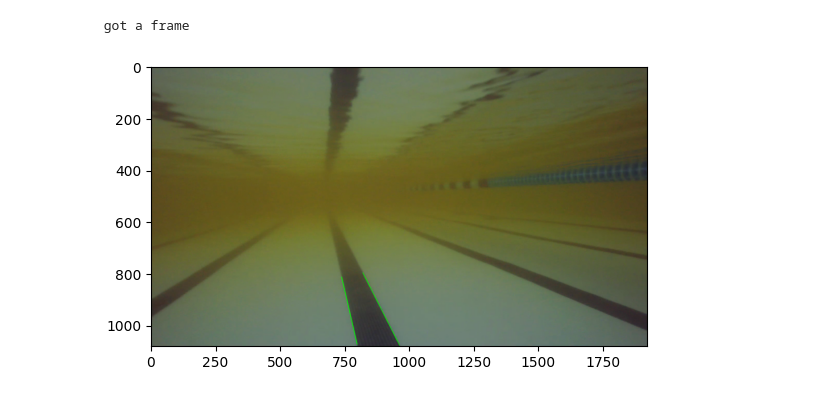
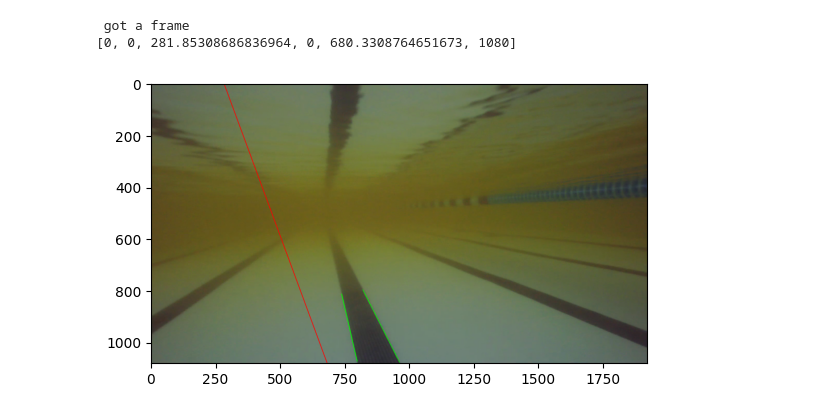
Before and after one commit to ardremov/cv-intro, a Jupyter notebook: network_stream_capture_notebook.ipynb, the cells around one changed output. Saved outputs shown, nothing was run; the diff lists cells and outputs as text; code cells hidden in the pictures.

```diff
--- a/network_stream_capture_notebook.ipynb
+++ b/network_stream_capture_notebook.ipynb
@@ -12,33 +12,37 @@ vcap = cv2.VideoCapture('AUV_Vid.mkv')
 # %%
 MAX_RETRY = 100
 count = 0
 while count < MAX_RETRY:
     count += 1
     # Obtain the frame
     ret, frame = vcap.read()
 
     # Get screen height
     screen_height = 1080 #frame.shape[0] # bad code, idc
 
     # Check frame was received successfully
     if ret:
         # got a frame, close the cap and return the frame
         print(" got a frame ")
         gray = lane_detection.proccess_img(frame)
         lines = lane_detection.detect_lines(gray, 50, 50, 3, 50, 50)
         lanes = lane_detection.detect_lanes(lines, screen_height=screen_height)
         laned_img = lane_detection.draw_lanes(frame, lanes)
 
-        for lane in lanes: # get and draw lane centers!
-            (center, slope) = lane_following.get_lane_center(lane)
-            lane_following.draw_center(laned_img, lane_following.get_center_line(center, slope, screen_height=screen_height))
+        #for lane in lanes: # get and draw lane centers!
+        (center, slope) = lane_following.get_lane_center(lanes)
 
-        plt.imshow(laned_img)
+        print(lane_following.get_center_line(center, slope, screen_height=screen_height))
+
+        final_img = lane_following.draw_center(laned_img, lane_following.get_center_line(center, slope, screen_height=screen_height))
+
+        plt.imshow(final_img)
 
         # img = frame
         vcap.release()
 
 vcap.release()
 # %% [output]
  got a frame
+[0, 0, 281.85308686836964, 0, 680.3308764651673, 1080]
-[figure, old version]
+[figure, new version]
```
Also changed, not shown: 2 other files.
